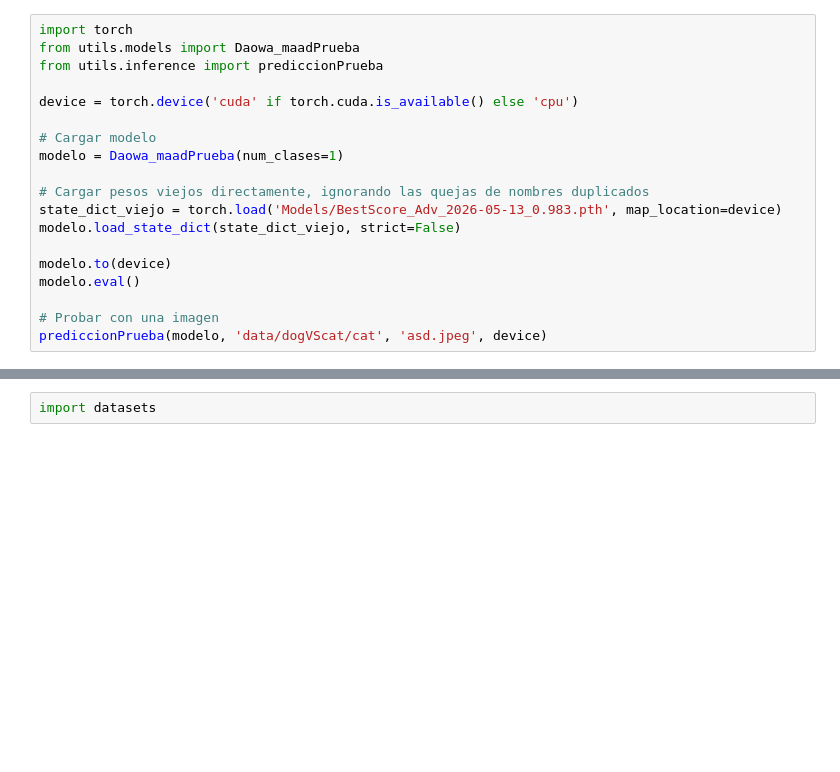
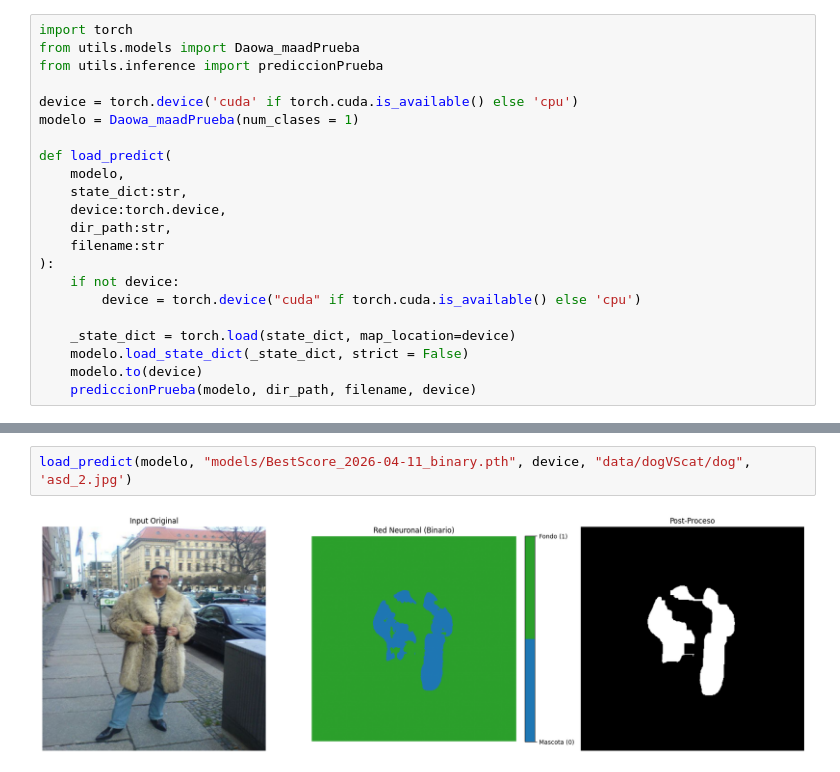
Before and after one commit to DiegoXAI-Shape/Abbadon, a Jupyter notebook: source/prueba.ipynb, the cells around one changed output, grey strips where cells are left out. Drawn from its saved outputs; the diff is of its cells as text; blank space fills up the shorter version.

Commit message:
Comparativa de modelos: 11 - Abril y 13 de Mayo

```diff
--- a/source/prueba.ipynb
+++ b/source/prueba.ipynb
@@ -4,16 +4,19 @@ from utils.models import Daowa_maadPrueba
 from utils.inference import prediccionPrueba
 
 device = torch.device('cuda' if torch.cuda.is_available() else 'cpu')
+modelo = Daowa_maadPrueba(num_clases = 1)
 
-# Cargar modelo
-modelo = Daowa_maadPrueba(num_clases=1)
+def load_predict(
+    modelo,
+    state_dict:str,
+    device:torch.device,
+    dir_path:str,
+    filename:str
+):
+    if not device:
+        device = torch.device("cuda" if torch.cuda.is_available() else 'cpu')
 
-# Cargar pesos viejos directamente, ignorando las quejas de nombres duplicados
-state_dict_viejo = torch.load('Models/BestScore_Adv_2026-05-13_0.983.pth', map_location=device)
-modelo.load_state_dict(state_dict_viejo, strict=False)
-
-modelo.to(device)
-modelo.eval()
-
-# Probar con una imagen
-prediccionPrueba(modelo, 'data/dogVScat/cat', 'asd.jpeg', device)
+    _state_dict = torch.load(state_dict, map_location=device)
+    modelo.load_state_dict(_state_dict, strict = False)
+    modelo.to(device)
+    prediccionPrueba(modelo, dir_path, filename, device)
@@ -42,2 +23,4 @@ Métrica                          11 de Abril
-# %%
-import datasets
+# %%
+load_predict(modelo, "models/BestScore_2026-04-11_binary.pth", device, "data/dogVScat/dog", 'asd_2.jpg')
+# %% [output]
+[figure, added]
```
Also changed, not shown: parts of 3 cells of this notebook.
